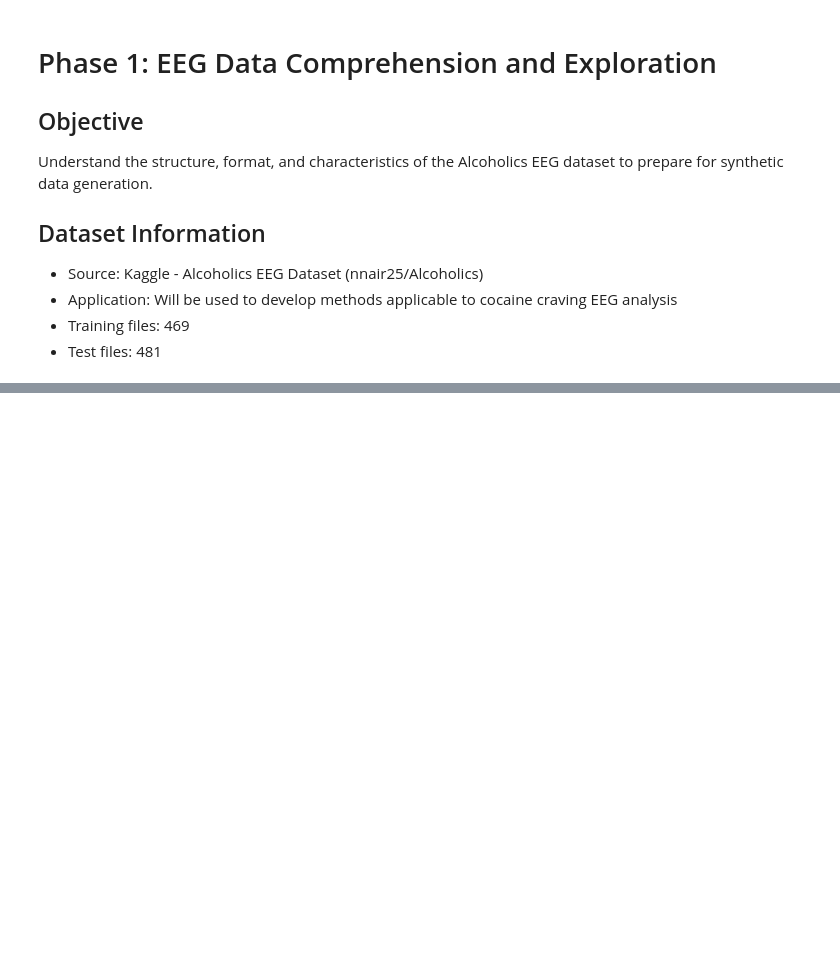
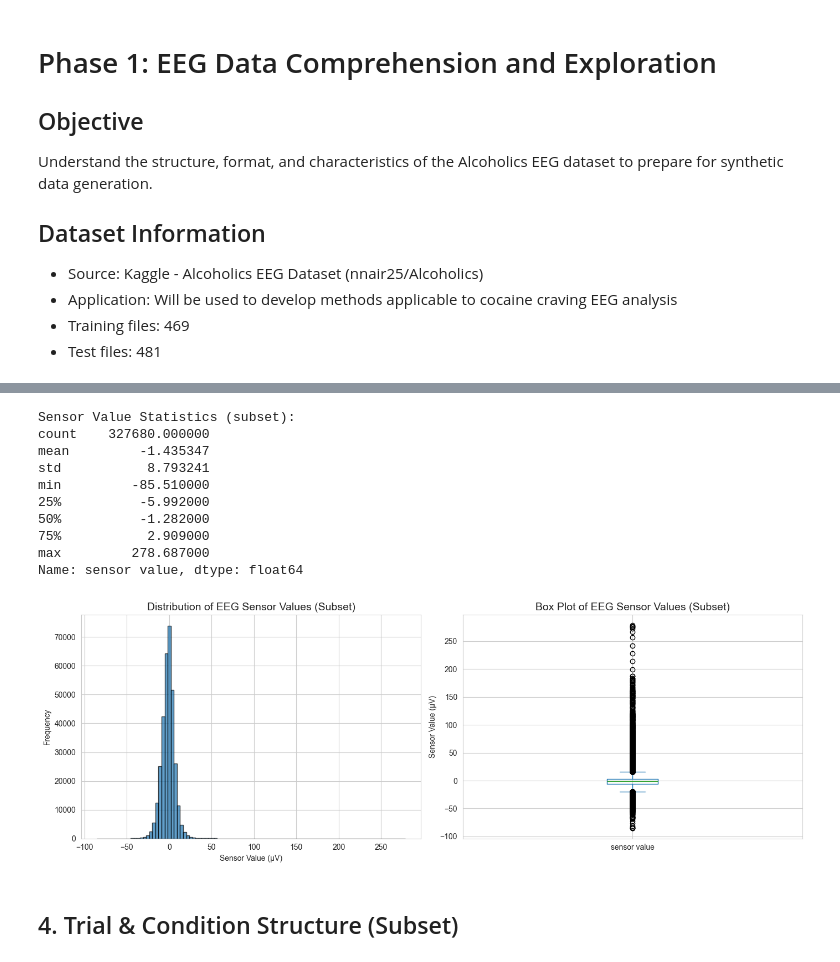
Before and after one commit to ZhaoJackson/Synthetic_EEG_Generation, a Jupyter notebook: src/phase1_data_exploration.ipynb, the cells around one changed output, grey strips where cells are left out. Cells and saved outputs as stored; diff of their text form; code cells hidden in the pictures; blank space fills up the shorter version.

```diff
--- a/src/phase1_data_exploration.ipynb
+++ b/src/phase1_data_exploration.ipynb
@@ -500,0 +298,34 @@ Per-channel trial lengths (sample counts): {256: 64}
+# %%
+# Sensor value distribution in the subset
+print("Sensor Value Statistics (subset):")
+print(combined_df['sensor value'].describe())
+
+plt.figure(figsize=(14, 5))
+
+plt.subplot(1, 2, 1)
+plt.hist(combined_df['sensor value'], bins=100, alpha=0.7, edgecolor='black')
+plt.title('Distribution of EEG Sensor Values (Subset)', fontsize=14)
+plt.xlabel('Sensor Value (µV)')
+plt.ylabel('Frequency')
+
+plt.subplot(1, 2, 2)
+combined_df['sensor value'].plot(kind='box')
+plt.title('Box Plot of EEG Sensor Values (Subset)', fontsize=14)
+plt.ylabel('Sensor Value (µV)')
+
+plt.tight_layout()
+plt.show()
+# %% [output]
+Sensor Value Statistics (subset):
+count    327680.000000
+mean         -1.435347
+std           8.793241
+min         -85.510000
+25%          -5.992000
+50%          -1.282000
+75%           2.909000
+max         278.687000
+Name: sensor value, dtype: float64
+[figure, added]
+# %% [markdown]
+## 4. Trial & Condition Structure (Subset)
```
Also changed, not shown: parts of 55 cells of this notebook.
